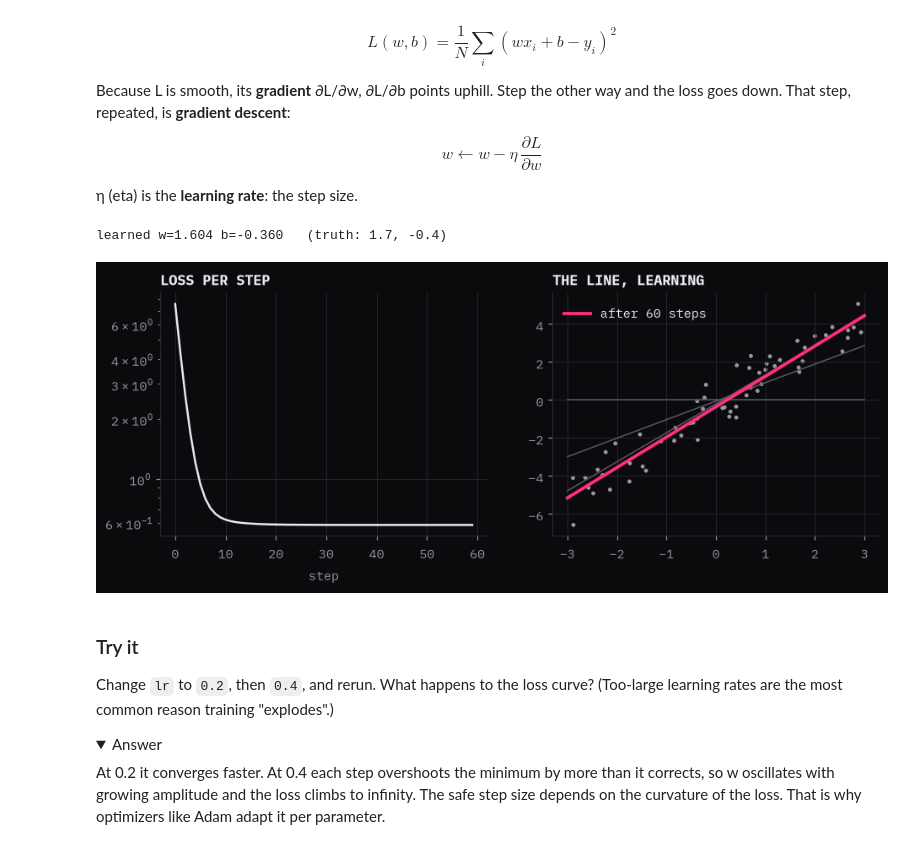
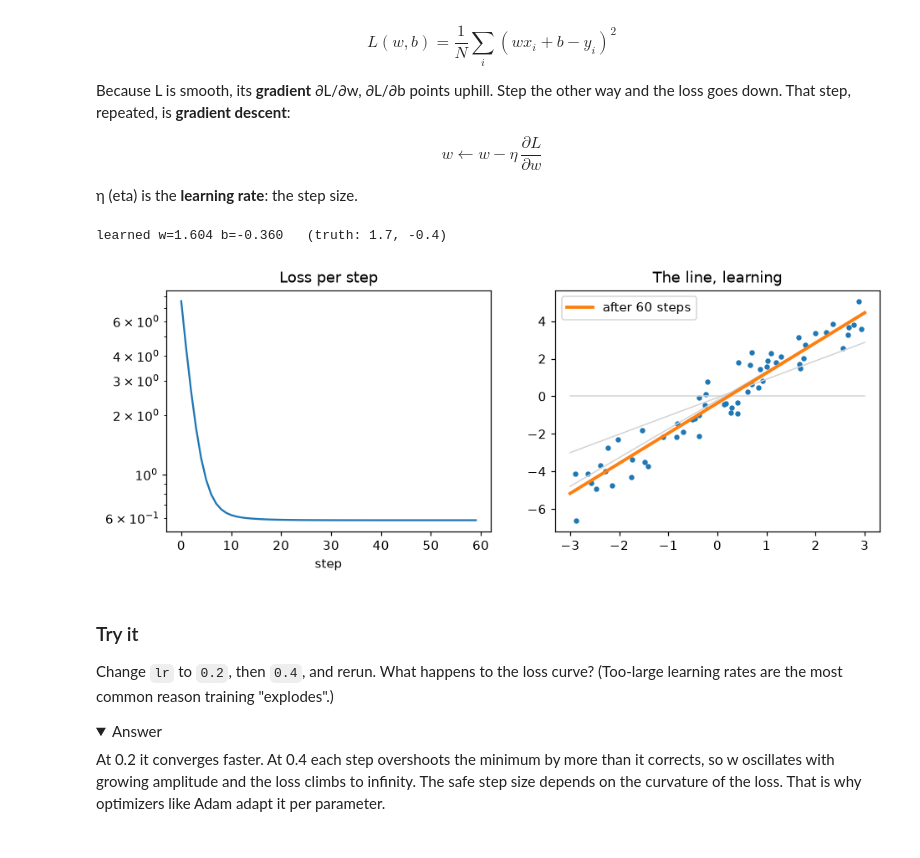
Before and after one commit to alvin-c-shih/baseline, a Jupyter notebook: course/notebooks/00_the_loop.ipynb, the cells around one changed output. Saved outputs shown, nothing was run; the diff lists cells and outputs as text; code cells hidden in the pictures; folded sections open.

```diff
--- a/course/notebooks/00_the_loop.ipynb
+++ b/course/notebooks/00_the_loop.ipynb
@@ -62,7 +62,7 @@ imgs, labels = digits.images, digits.target
 
 fig, axes = plt.subplots(1, 10, figsize=(10, 1.3))
 for d, ax in enumerate(axes):
-    ax.imshow(imgs[np.where(labels == d)[0][0]], cmap='bone'); ax.set_title(str(d), fontsize=9); ax.axis('off')
+    ax.imshow(imgs[np.where(labels == d)[0][0]], cmap='gray_r'); ax.set_title(str(d), fontsize=9); ax.axis('off')
 
 def classify(img):
     """Hand-written rules. Each one is reasonable; together they still fail."""
@@ -96,8 +96,8 @@ print(f'learned template: {learned.score(Xte, yte):.0%} correct on digits it nev
 fig, axes = plt.subplots(1, 10, figsize=(10, 1.6))
 for d, ax in enumerate(axes):
     w = learned.coef_[d].reshape(8, 8); lim = np.abs(w).max()
-    ax.imshow(w, cmap='baseline', vmin=-lim, vmax=lim); ax.set_title(str(d), fontsize=9); ax.axis('off')
-fig.suptitle("THE 650 BLANKS, FILLED IN · EACH DIGIT'S PIXEL WEIGHTS (BRIGHT = VOTES FOR, DARK = AGAINST)",
-             x=0.01, y=1.04, ha='left', fontsize=9, color=BONE);
+    ax.imshow(w, cmap='RdBu_r', vmin=-lim, vmax=lim); ax.set_title(str(d), fontsize=9); ax.axis('off')
+fig.suptitle("The 650 blanks, filled in: each digit's pixel weights (red = votes for, blue = against)",
+             x=0.01, y=1.04, ha='left', fontsize=9);
 # %% [output]
 learned template: 95% correct on digits it never saw
@@ -136,26 +136,26 @@ $$w \leftarrow w - \eta \,\frac{\partial L}{\partial w}$$
 # %%
 def loss_and_grads(w, b):
     err = w * x + b - y
     return (err ** 2).mean(), (2 * err * x).mean(), (2 * err).mean()   # derived by hand
 
 w, b, lr = 0.0, 0.0, 0.05
 trace = []
 for step in range(60):
     L, dw, db = loss_and_grads(w, b)
     trace.append((w, b, L))
     w, b = w - lr * dw, b - lr * db
 print(f'learned w={w:.3f} b={b:.3f}   (truth: 1.7, -0.4)')
 
 fig, (a1, a2) = plt.subplots(1, 2, figsize=(10, 3.4))
-a1.plot([t[2] for t in trace], c=BONE); a1.set(title='LOSS PER STEP', xlabel='step', yscale='log')
+a1.plot([t[2] for t in trace]); a1.set(title='Loss per step', xlabel='step', yscale='log')
 xs = np.linspace(-3, 3, 2)
 for i in (0, 3, 10):
-    a2.plot(xs, trace[i][0] * xs + trace[i][1], c=GRAPHITE, lw=1)
-a2.scatter(x, y, s=10, c=ASH); a2.plot(xs, w * xs + b, c=MAG, lw=2.5, label='after 60 steps')
-a2.set(title='THE LINE, LEARNING'); a2.legend();
+    a2.plot(xs, trace[i][0] * xs + trace[i][1], c='lightgray', lw=1)
+a2.scatter(x, y, s=10, c='C0'); a2.plot(xs, w * xs + b, c='C1', lw=2.5, label='after 60 steps')
+a2.set(title='The line, learning'); a2.legend();
 # %% [output]
 learned w=1.604 b=-0.360   (truth: 1.7, -0.4)
-[figure, old version]
+[figure, new version]
 # %% [markdown]
 ### Try it
 Change `lr` to `0.2`, then `0.4`, and rerun. What happens to the loss curve? (Too-large learning rates are the most common reason training "explodes".)
```
Also changed, not shown: parts of 6 cells of this notebook, 14 other files.
